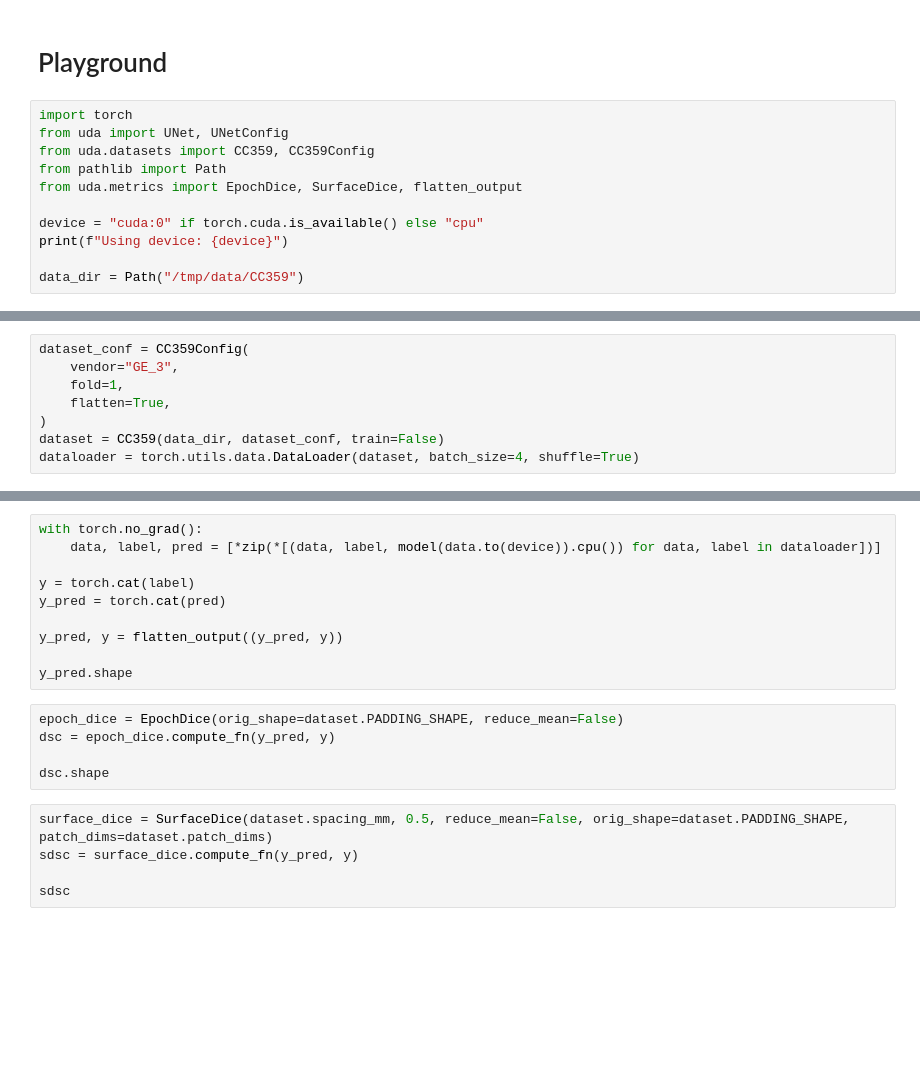
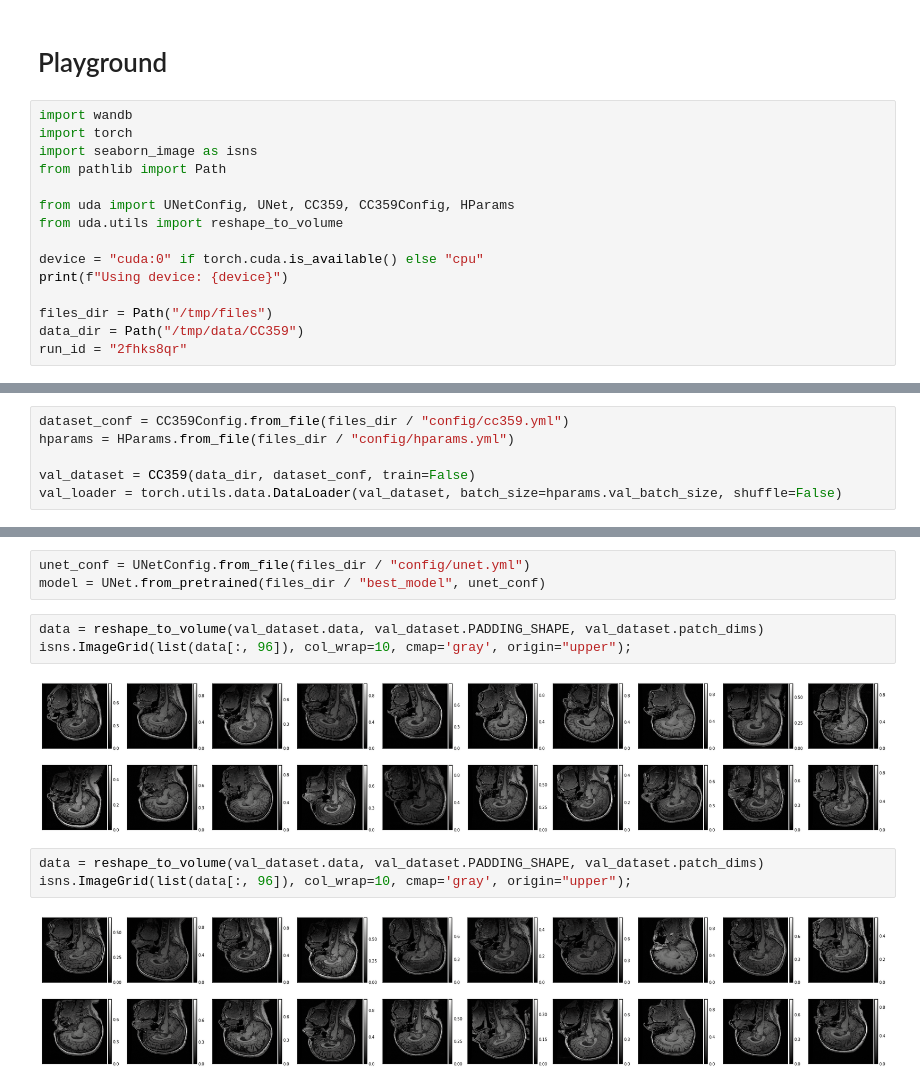
Before and after one commit to iserh/uda, a Jupyter notebook: notebooks/playground.ipynb, the cells around one changed output, grey strips where cells are left out. Saved outputs shown, nothing was run; the diff lists cells and outputs as text; blank space fills up the shorter version.

```diff
--- a/notebooks/playground.ipynb
+++ b/notebooks/playground.ipynb
@@ -1,13 +1,17 @@
 # %% [markdown]
 # Playground
 # %%
+import wandb
 import torch
-from uda import UNet, UNetConfig
-from uda.datasets import CC359, CC359Config
+import seaborn_image as isns
 from pathlib import Path
-from uda.metrics import EpochDice, SurfaceDice, flatten_output
+
+from uda import UNetConfig, UNet, CC359, CC359Config, HParams
+from uda.utils import reshape_to_volume
 
 device = "cuda:0" if torch.cuda.is_available() else "cpu"
 print(f"Using device: {device}")
 
+files_dir = Path("/tmp/files")
 data_dir = Path("/tmp/data/CC359")
+run_id = "2fhks8qr"
@@ -14,8 +26,6 @@ data_dir = Path("/tmp/data/CC359")
 # %%
-dataset_conf = CC359Config(
-    vendor="GE_3",
-    fold=1,
-    flatten=True,
-)
-dataset = CC359(data_dir, dataset_conf, train=False)
-dataloader = torch.utils.data.DataLoader(dataset, batch_size=4, shuffle=True)
+dataset_conf = CC359Config.from_file(files_dir / "config/cc359.yml")
+hparams = HParams.from_file(files_dir / "config/hparams.yml")
+
+val_dataset = CC359(data_dir, dataset_conf, train=False)
+val_loader = torch.utils.data.DataLoader(val_dataset, batch_size=hparams.val_batch_size, shuffle=False)
@@ -31,20 +32,13 @@ model = model.to(device)
-# %%
-with torch.no_grad():
-    data, label, pred = [*zip(*[(data, label, model(data.to(device)).cpu()) for data, label in dataloader])]
-
-y = torch.cat(label)
-y_pred = torch.cat(pred)
-
-y_pred, y = flatten_output((y_pred, y))
-
-y_pred.shape
-# %%
-epoch_dice = EpochDice(orig_shape=dataset.PADDING_SHAPE, reduce_mean=False)
-dsc = epoch_dice.compute_fn(y_pred, y)
-
-dsc.shape
-# %%
-surface_dice = SurfaceDice(dataset.spacing_mm, 0.5, reduce_mean=False, orig_shape=dataset.PADDING_SHAPE, patch_dims=dataset.patch_dims)
-sdsc = surface_dice.compute_fn(y_pred, y)
-
-sdsc
+# %%
+unet_conf = UNetConfig.from_file(files_dir / "config/unet.yml")
+model = UNet.from_pretrained(files_dir / "best_model", unet_conf)
+# %%
+data = reshape_to_volume(val_dataset.data, val_dataset.PADDING_SHAPE, val_dataset.patch_dims)
+isns.ImageGrid(list(data[:, 96]), col_wrap=10, cmap='gray', origin="upper");
+# %% [output]
+[figure, added]
+# %%
+data = reshape_to_volume(val_dataset.data, val_dataset.PADDING_SHAPE, val_dataset.patch_dims)
+isns.ImageGrid(list(data[:, 96]), col_wrap=10, cmap='gray', origin="upper");
+# %% [output]
+[figure, added]
```
Also changed, not shown: parts of 5 cells of this notebook, 4 other files.
